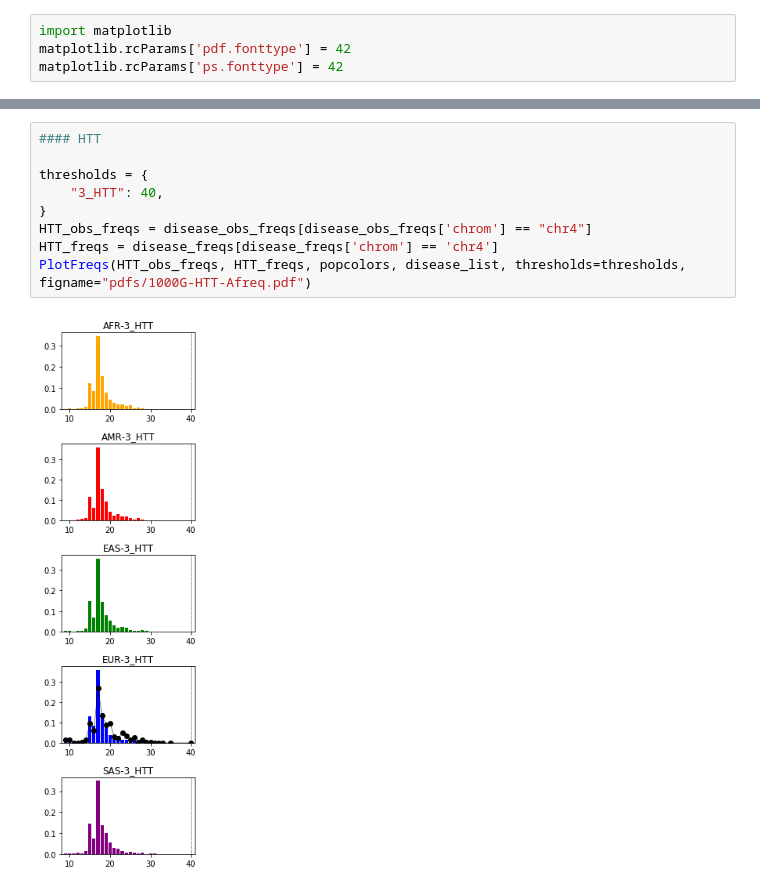
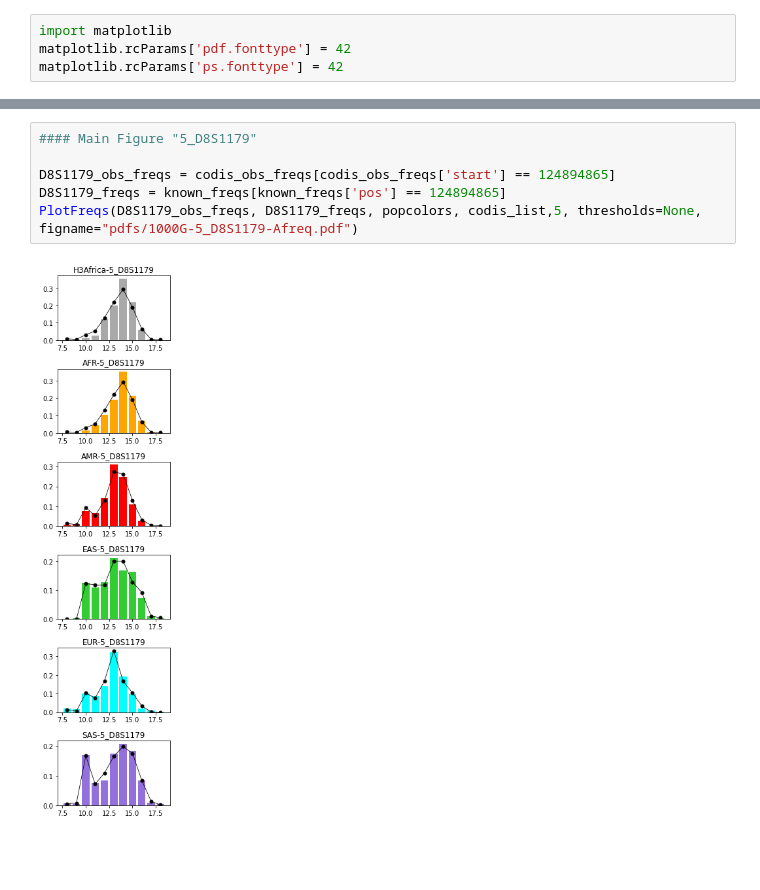
Before and after one commit to gymreklab/1000Genomes-TR-Analysis, a Jupyter notebook: afreqs/1000G-AlleleFreqsCompare.ipynb, the cells around one changed output, grey strips where cells are left out. Saved outputs shown, nothing was run; the diff lists cells and outputs as text; blank space fills up the shorter version.

```diff
--- a/afreqs/1000G-AlleleFreqsCompare.ipynb
+++ b/afreqs/1000G-AlleleFreqsCompare.ipynb
@@ -138,11 +143,8 @@ PlotFreqs(disease_obs_freqs, disease_freqs, popcolors, disease_list, thresholds=
-# %%
-#### HTT
-
-thresholds = {
-    "3_HTT": 40,
-}
-HTT_obs_freqs = disease_obs_freqs[disease_obs_freqs['chrom'] == "chr4"]
-HTT_freqs = disease_freqs[disease_freqs['chrom'] == 'chr4']
-PlotFreqs(HTT_obs_freqs, HTT_freqs, popcolors, disease_list, thresholds=thresholds, figname="pdfs/1000G-HTT-Afreq.pdf")
-# %% [output]
-[figure, removed]
+# %%
+#### Main Figure "5_D8S1179"
+
+D8S1179_obs_freqs = codis_obs_freqs[codis_obs_freqs['start'] == 124894865]
+D8S1179_freqs = known_freqs[known_freqs['pos'] == 124894865]
+PlotFreqs(D8S1179_obs_freqs, D8S1179_freqs, popcolors, codis_list,5, thresholds=None, figname="pdfs/1000G-5_D8S1179-Afreq.pdf")
+# %% [output]
+[figure, added]
```
Also changed, not shown: parts of 3 cells of this notebook, 6 other files.
